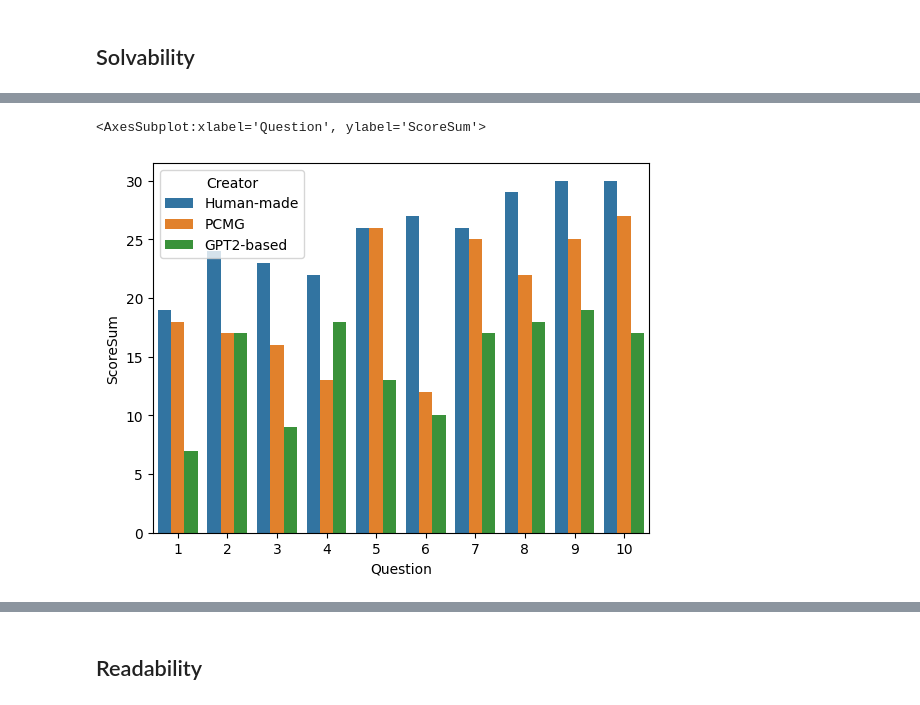
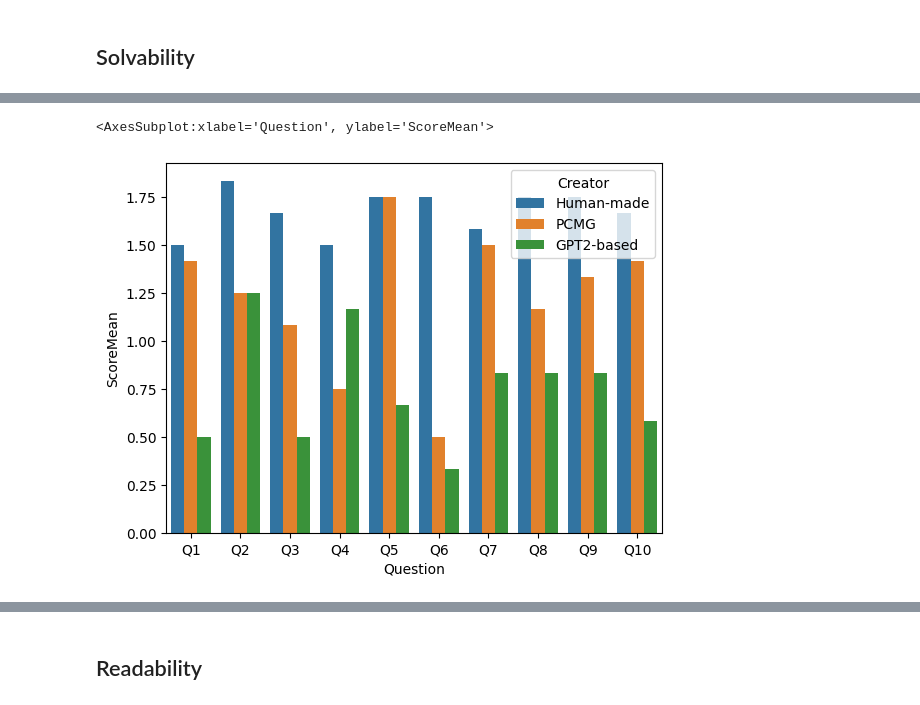
Before and after one commit to rsk25/PCMG, a Jupyter notebook: hypothesis_testing.ipynb, the cells around one changed output, grey strips where cells are left out. Drawn from its saved outputs; the diff is of its cells as text; code cells hidden in the pictures.

```diff
--- a/hypothesis_testing.ipynb
+++ b/hypothesis_testing.ipynb
@@ -22,7 +22,7 @@ q_num = 0
 for i in range(len(data)):
     if i % 15 == 0:
         q_num += 1
-    question_list.append(q_num)
+    question_list.append(f'Q{q_num}')
 data['Question'] = question_list
 
 col_list = [f'Rater{i}' for i in range(1,13)] + ['Question']
@@ -72,5 +72,8 @@ gpt2_r = readability_data[readability_data.Creator == 'GPT2-based'].iloc[:,:-3].
 # Distribution Visualization
 # %% [markdown]
 ## Solvability
+# %%
+solvability_data_vis = solvability_data.copy()
 # %%
-solvability_data['ScoreSum'] = solvability_data.sum(axis=1, numeric_only=True)
+solvability_data_vis['ScoreSum'] = solvability_data.sum(axis=1, numeric_only=True)
+solvability_data_vis['ScoreMean'] = solvability_data.mean(axis=1, numeric_only=True)
@@ -103,5 +100,5 @@ solvability_data
 # %%
-sns.barplot(data=solvability_data, x="Question", y="ScoreSum", hue="Creator")
+sns.barplot(data=solvability_data_vis, x="Question", y="ScoreMean", hue="Creator")
 # %% [output]
-<AxesSubplot:xlabel='Question', ylabel='ScoreSum'>
+<AxesSubplot:xlabel='Question', ylabel='ScoreMean'>
-[figure, old version]
+[figure, new version]
```
Also changed, not shown: parts of 12 cells of this notebook.
